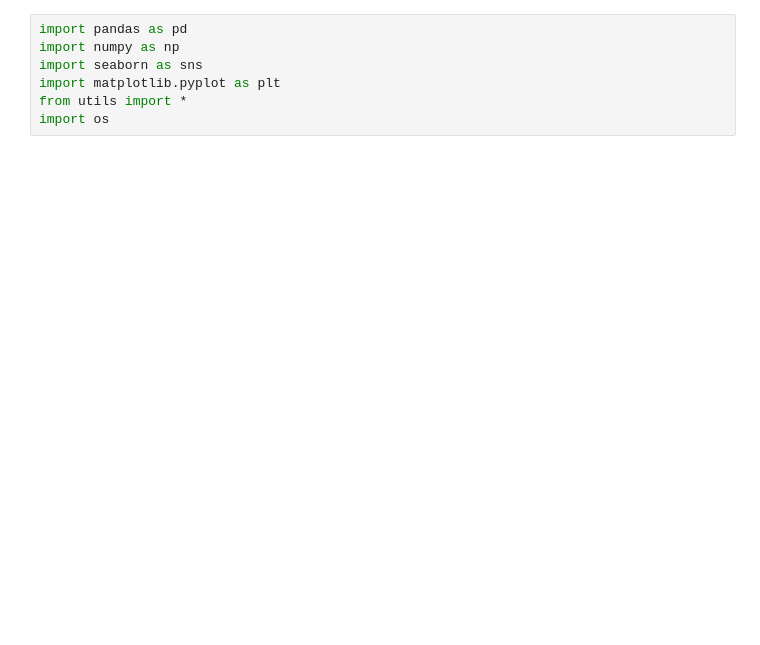
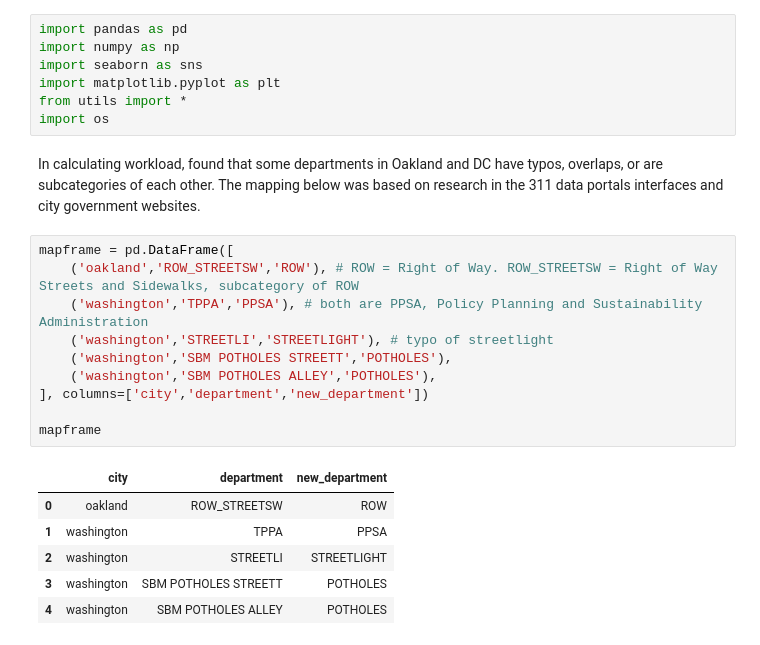
Before and after one commit to allieferas/311-forecasting, a Jupyter notebook: notebooks/workload.ipynb, the cells around one changed output. Cells and saved outputs as stored; diff of their text form; blank space fills up the shorter version.

```diff
--- a/notebooks/workload.ipynb
+++ b/notebooks/workload.ipynb
@@ -5,6 +5,25 @@ import seaborn as sns
 import matplotlib.pyplot as plt
 from utils import *
 import os
+# %% [markdown]
+In calculating workload, found that some departments in Oakland and DC have typos, overlaps, or are subcategories of each other. The mapping below was based on research in the 311 data portals interfaces and city government websites.
+# %%
+mapframe = pd.DataFrame([
+    ('oakland','ROW_STREETSW','ROW'), # ROW = Right of Way. ROW_STREETSW = Right of Way Streets and Sidewalks, subcategory of ROW
+    ('washington','TPPA','PPSA'), # both are PPSA, Policy Planning and Sustainability Administration
+    ('washington','STREETLI','STREETLIGHT'), # typo of streetlight
+    ('washington','SBM POTHOLES STREETT','POTHOLES'),
+    ('washington','SBM POTHOLES ALLEY','POTHOLES'),
+], columns=['city','department','new_department'])
+
+mapframe
+# %% [output]
+|  | city | department | new_department |
+| 0 | oakland | ROW_STREETSW | ROW |
+| 1 | washington | TPPA | PPSA |
+| 2 | washington | STREETLI | STREETLIGHT |
+| 3 | washington | SBM POTHOLES STREETT | POTHOLES |
+| 4 | washington | SBM POTHOLES ALLEY | POTHOLES |
 # %%
 files = os.listdir('../data/raw')
 cities = set([f.split("_")[0] for f in files])
```
Also changed, not shown: parts of 2 cells of this notebook, 2 other files.
